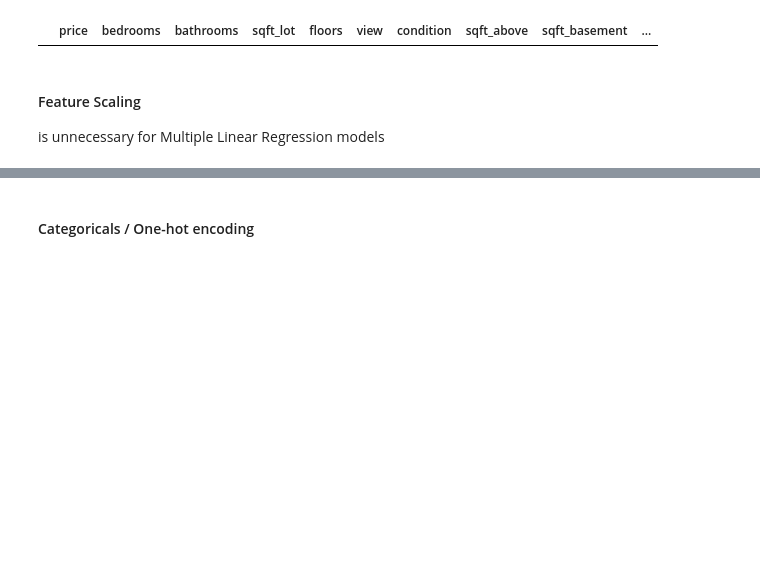
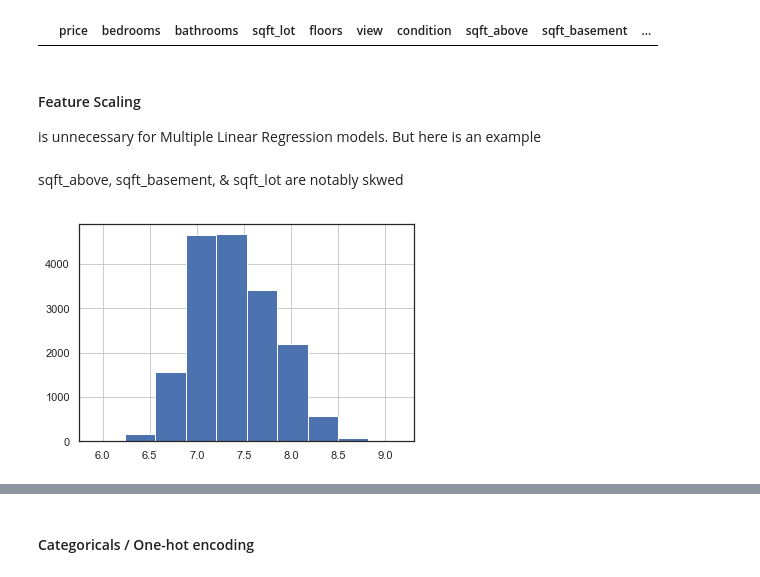
Before and after one commit to sid401/dsc-1-final-project-online-ds-sp-000, a Jupyter notebook: student.ipynb, the cells around one changed output, grey strips where cells are left out. Cells and saved outputs as stored; diff of their text form; code cells hidden in the pictures; blank space fills up the shorter version.

```diff
--- a/student.ipynb
+++ b/student.ipynb
@@ -121,0 +104,9 @@ refuses integer. settling on float
+# %%
+mod_list = []
+for n in df.sqft_basement:
+    p = float(n) % 1
+    if p > 0:
+        mod_list.append(p)
+    else:
+        continue
+print(mod_list)
@@ -366,11 +380,9 @@ there are only 722 years - not a lot of information. "Renovated or Not" is more
 yr_list = []
 for year in df.yr_renovated:
     if year > 0:
-        b = 1
-        yr_list.append(b)
+        yr_list.append(1)
     else:
-        b = 0
-        yr_list.append(b)
+        yr_list.append(0)
 # %%
 df['renovated'] = yr_list
 # %%
@@ -447,4 +459,4 @@ df.head(0)
 |  | price | bedrooms | bathrooms | sqft_lot | floors | view | condition | sqft_above | sqft_basement | ... |
 # %% [markdown]
 #### Feature Scaling
-is unnecessary for Multiple Linear Regression models
+is unnecessary for Multiple Linear Regression models. But here is an example
@@ -450,0 +465,6 @@ is unnecessary for Multiple Linear Regression models
+# %% [markdown]
+sqft_above, sqft_basement, & sqft_lot are notably skwed
+# %%
+np.log(df.sqft_above).hist();
+# %% [output]
+[figure, added]
```
Also changed, not shown: parts of 112 cells of this notebook.
